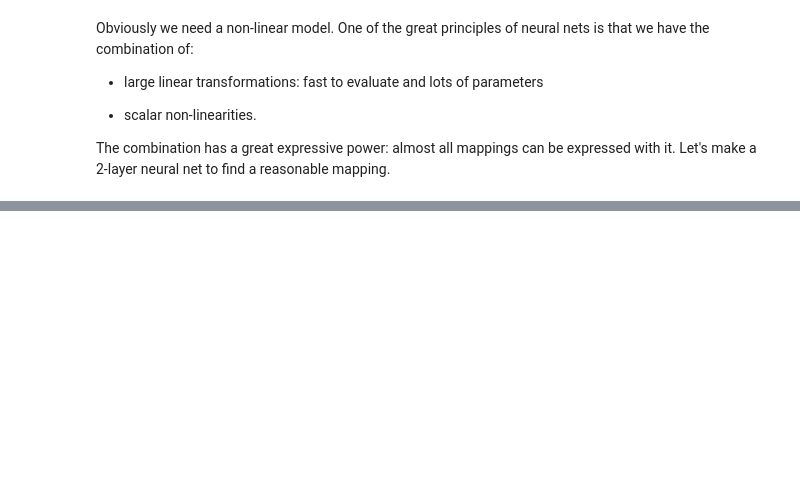
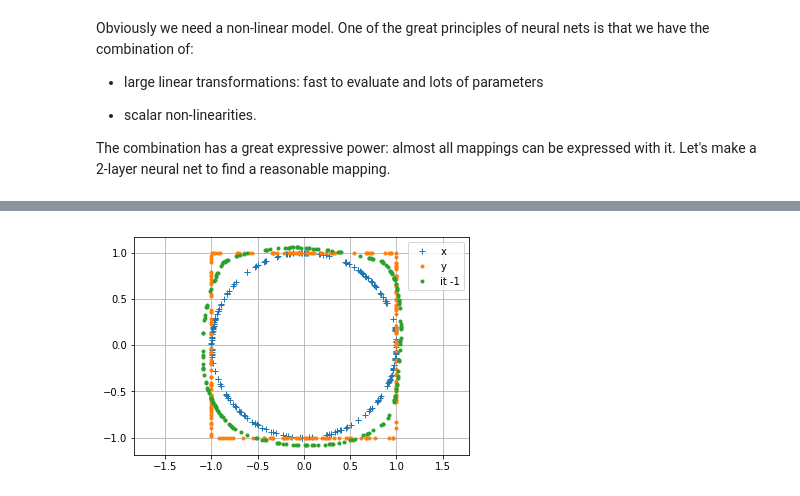
Before and after one commit to mdouze/tp_n7, a Jupyter notebook: 04-regression.ipynb, the cells around one changed output, grey strips where cells are left out. Saved outputs shown, nothing was run; the diff lists cells and outputs as text; code cells hidden in the pictures; blank space fills up the shorter version.

```diff
--- a/04-regression.ipynb
+++ b/04-regression.ipynb
@@ -288,0 +354,11 @@ The combination has a great expressive power: almost all mappings can be express
+# %%
+pyplot.plot(x[:, 0], x[:, 1], '+', label='x')
+pyplot.plot(y[:, 0], y[:, 1], '.', label='y')
+it = -1
+y2 = points[it]
+pyplot.plot(y2[:, 0], y2[:, 1], '.', label='it %d' % it)
+pyplot.axis('equal')
+pyplot.legend()
+pyplot.grid()
+# %% [output]
+[figure, added]
```
Also changed, not shown: parts of 10 cells of this notebook.
